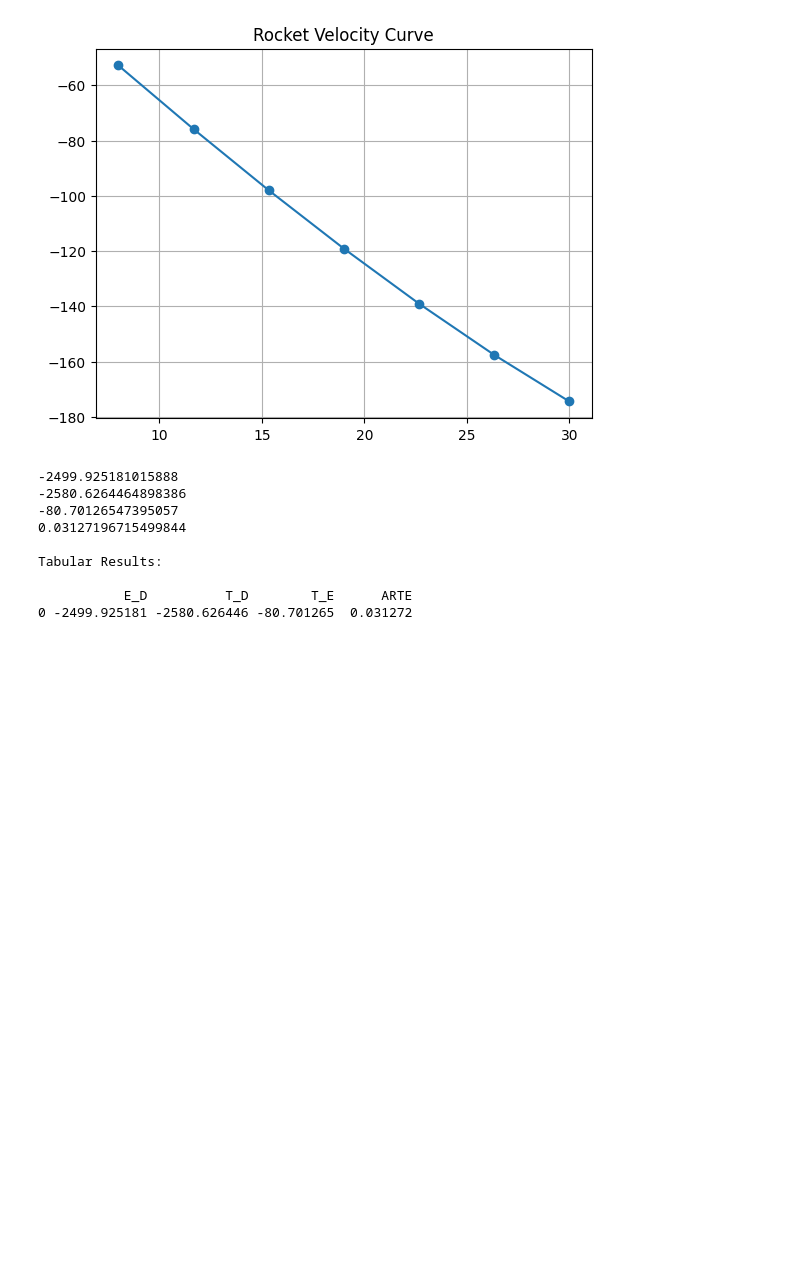
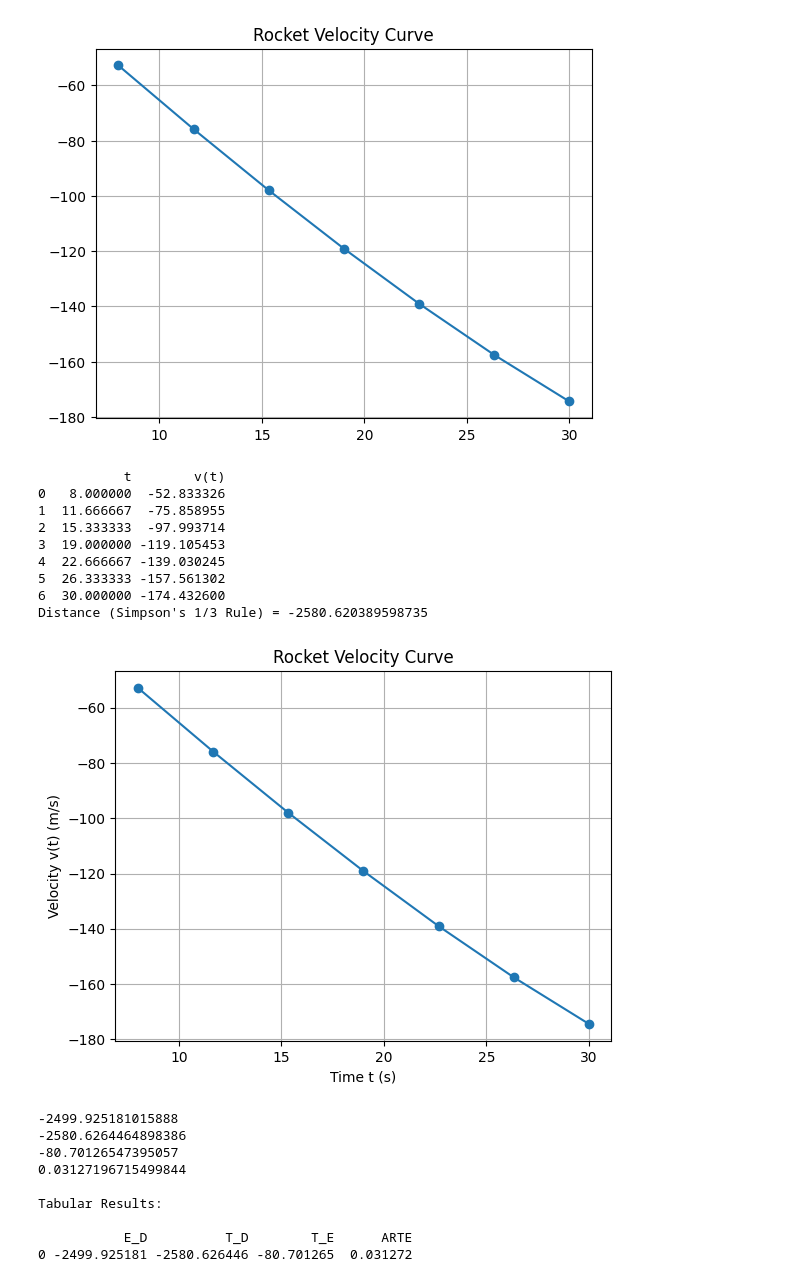
Before and after one commit to durjoy-10/n, a Jupyter notebook: exam.ipynb, the cells around one changed output. Saved outputs shown, nothing was run; the diff lists cells and outputs as text; code cells hidden in the pictures; blank space fills up the shorter version.

```diff
--- a/exam.ipynb
+++ b/exam.ipynb
@@ -281,6 +281,57 @@ plt.show()
 6  30.000000 -174.432600
 Distance = -2580.6130322702843
 [figure]
+# %%
+#-------------------D(Simpson's 1/3 Rule)---------------------#
+
+import numpy as np
+import pandas as pd
+import matplotlib.pyplot as plt
+
+# Velocity function
+def v(t):
+    return 200*np.log(140000/(140000-2100*t)) - 9.8*t
+
+# Interval limits and number of sub-intervals (n must be even)
+a, b = 8, 30
+n = 6  # Already even
+h = (b-a)/n
+t = np.linspace(a, b, n+1)
+
+# Simpson's 1/3 Rule
+S = v(t[0]) + v(t[-1])
+
+for i in range(1, n):
+    if i % 2 == 0:
+        S += 2 * v(t[i])
+    else:
+        S += 4 * v(t[i])
+
+S *= h/3
+
+# Display table
+df = pd.DataFrame({"t": t, "v(t)": v(t)})
+print(df)
+print("Distance (Simpson's 1/3 Rule) =", S)
+
+# Plot
+plt.plot(t, v(t), marker='o')
+plt.title("Rocket Velocity Curve")
+plt.xlabel("Time t (s)")
+plt.ylabel("Velocity v(t) (m/s)")
+plt.grid(True)
+plt.show()
+# %% [output]
+           t        v(t)
+0   8.000000  -52.833326
+1  11.666667  -75.858955
+2  15.333333  -97.993714
+3  19.000000 -119.105453
+4  22.666667 -139.030245
+5  26.333333 -157.561302
+6  30.000000 -174.432600
+Distance (Simpson's 1/3 Rule) = -2580.620389598735
+[figure, added]
 # %%
 #---------------------E(Trapezoidal Rule)---------------------#
 
```
